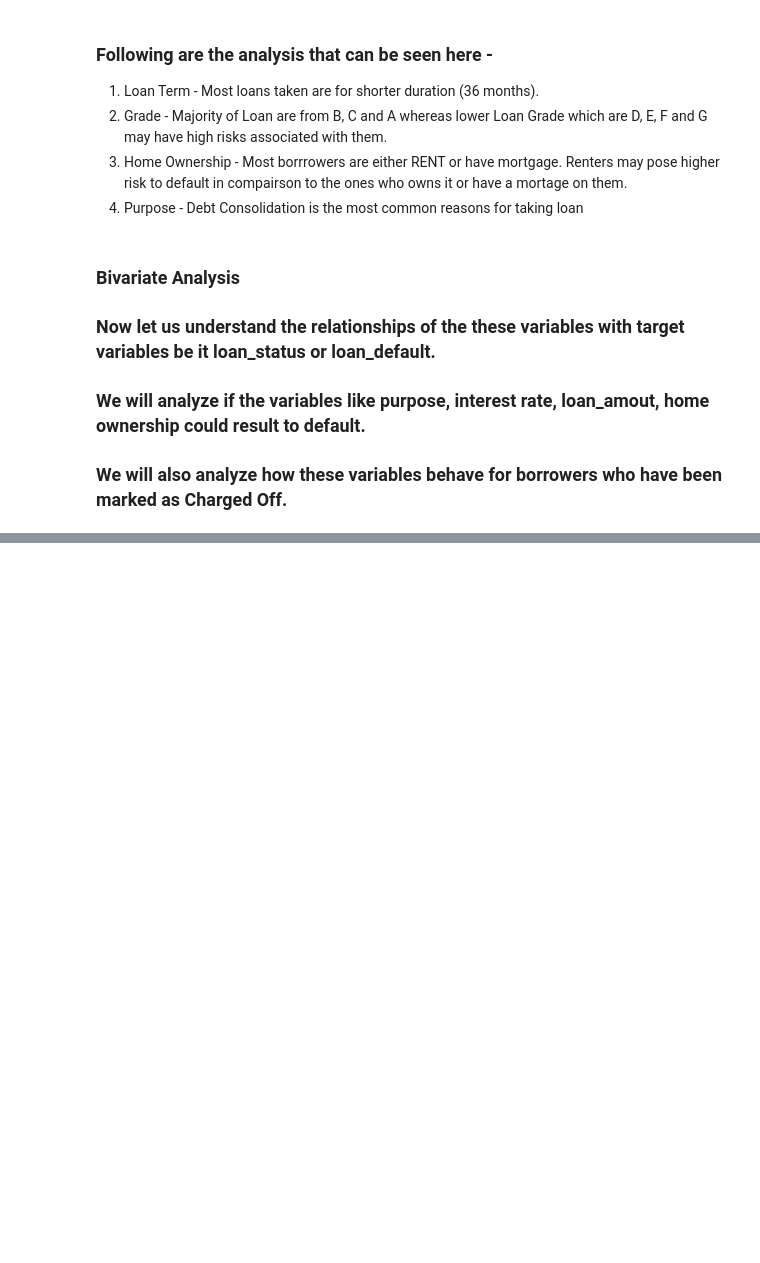
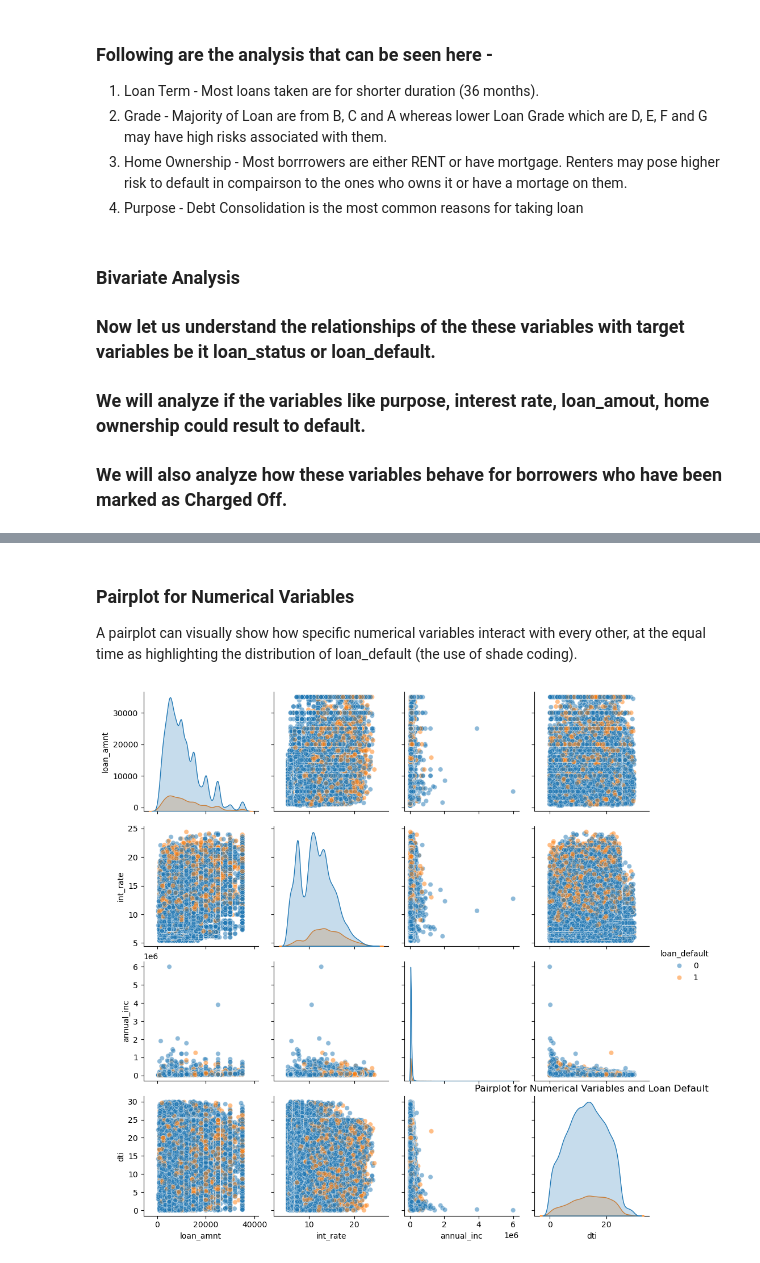
Before and after one commit to mintughosh/LendingClubCaseStudy, a Jupyter notebook: LendingClubCaseSyudy.ipynb, the cells around one changed output, grey strips where cells are left out. Saved outputs shown, nothing was run; the diff lists cells and outputs as text; code cells hidden in the pictures; blank space fills up the shorter version.

```diff
--- a/LendingClubCaseSyudy.ipynb
+++ b/LendingClubCaseSyudy.ipynb
@@ -273,0 +332,11 @@ for var in categorical_vars:
+# %% [markdown]
+### Pairplot for Numerical Variables
+
+A pairplot can visually show how specific numerical variables interact with every other, at the equal time as highlighting the distribution of loan_default (the use of shade coding).
+# %%
+# Pairplot for numerical variables colored by loan default
+sns.pairplot(df_for_loan[['loan_amnt', 'int_rate', 'annual_inc', 'dti', 'loan_default']], hue='loan_default', diag_kind='kde', plot_kws={'alpha': 0.5})
+plt.title('Pairplot for Numerical Variables and Loan Default')
+plt.show()
+# %% [output]
+[figure, added]
```
Also changed, not shown: parts of 7 cells of this notebook.
